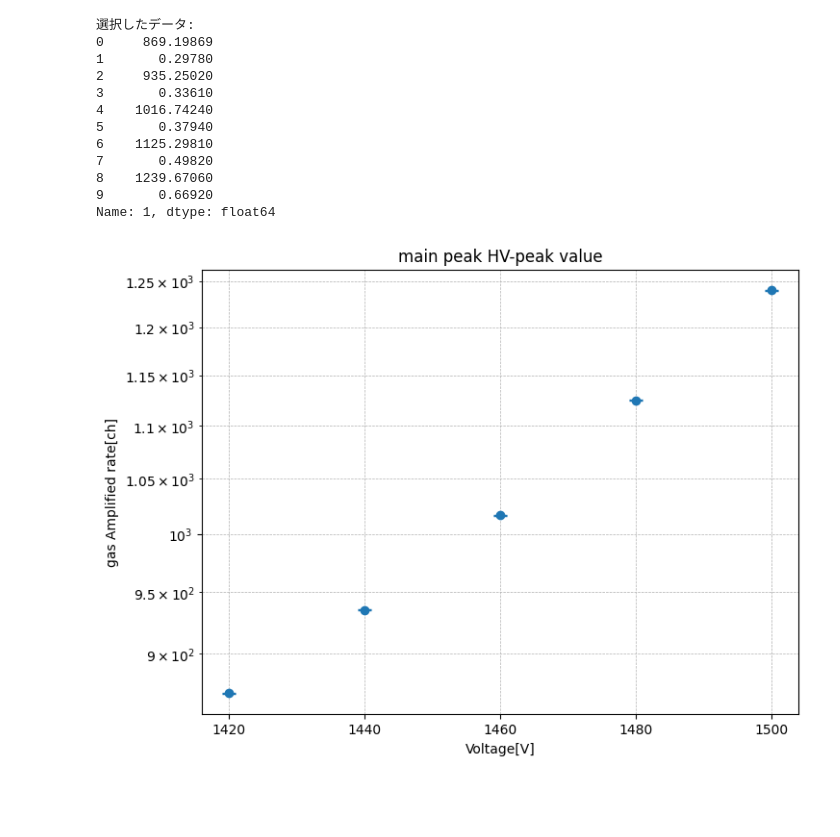
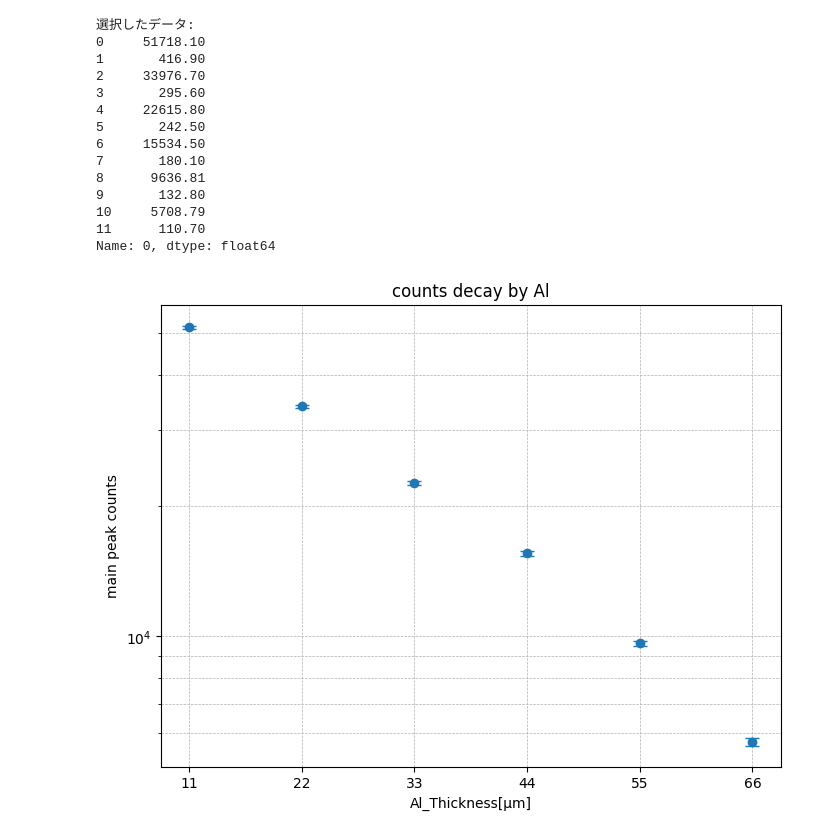
Before and after one commit to cardboard828/Experiment_III, a Jupyter notebook: Wire-chenber/Miya-1202-Xray/Alminium/plot.ipynb, the cells around one changed output. Cells and saved outputs as stored; diff of their text form; code cells hidden in the pictures; blank space fills up the shorter version.

```diff
--- a/Wire-chenber/Miya-1202-Xray/Alminium/plot.ipynb
+++ b/Wire-chenber/Miya-1202-Xray/Alminium/plot.ipynb
@@ -5,49 +5,51 @@ import numpy as np
 # %%
 #ガス増幅率について
 
 # テキストファイルの読み込み
-file_path = 'combined_data.txt'
+file_path = 'combined_data_Miya_Beta_Al_areas.txt'
 
 # 特定の行のデータを読み込む（3行目から6行目までを取得）
 # header=Noneでヘッダーなしとして読み込む
 data = pd.read_csv(file_path, delim_whitespace=True, header=None, comment='#')
 
 # 表示したい特定の行をスライス（例：2行目から5行目まで）
-selected_data = data.iloc[1]  # 0-indexedで3行目から6行目
+selected_data = data.iloc[0]  # 0-indexedで3行目から6行目
 
 # 表形式で表示
 print("選択したデータ:")
 print(selected_data)
 
 # 偶数インデックスを y 値、奇数インデックスを誤差に分割
 y_values = selected_data[::2]  # [386.009, 256.982]
 y_errors = selected_data[1::2]  # [2.861, 2.401]
 
 # x 座標
-x_values = [1420, 1440, 1460, 1480, 1500]
+x_values = [11,22,33,44,55,66]
 
 # グラフのプロット
 plt.figure(figsize=(8, 6))
 plt.errorbar(x_values, y_values, yerr=y_errors, fmt='o', label='データ', capsize=5)
 plt.yscale('log')  # y軸を対数スケールに設定
-plt.xlabel('Voltage[V]')
-plt.ylabel('gas Amplified rate[ch]')
-plt.title('main peak HV-peak value')
+plt.xlabel('Al_Thickness[μm]')
+plt.ylabel('main peak counts')
+plt.title('counts decay by Al')
 plt.grid(True, which="both", linestyle="--", linewidth=0.5)
-plt.xticks(np.arange(1420, 1520, 20))
+plt.xticks(np.arange(11, 77, 11))
 # plt.legend()
 plt.show()
 # %% [output]
 選択したデータ:
-0     869.19869
-1       0.29780
-2     935.25020
-3       0.33610
-4    1016.74240
-5       0.37940
-6    1125.29810
-7       0.49820
-8    1239.67060
-9       0.66920
-Name: 1, dtype: float64
+0     51718.10
+1       416.90
+2     33976.70
+3       295.60
+4     22615.80
+5       242.50
+6     15534.50
+7       180.10
+8      9636.81
+9       132.80
+10     5708.79
+11      110.70
+Name: 0, dtype: float64
-[figure, old version]
+[figure, new version]
```
Also changed, not shown: parts of 3 cells of this notebook, 11 other files.
